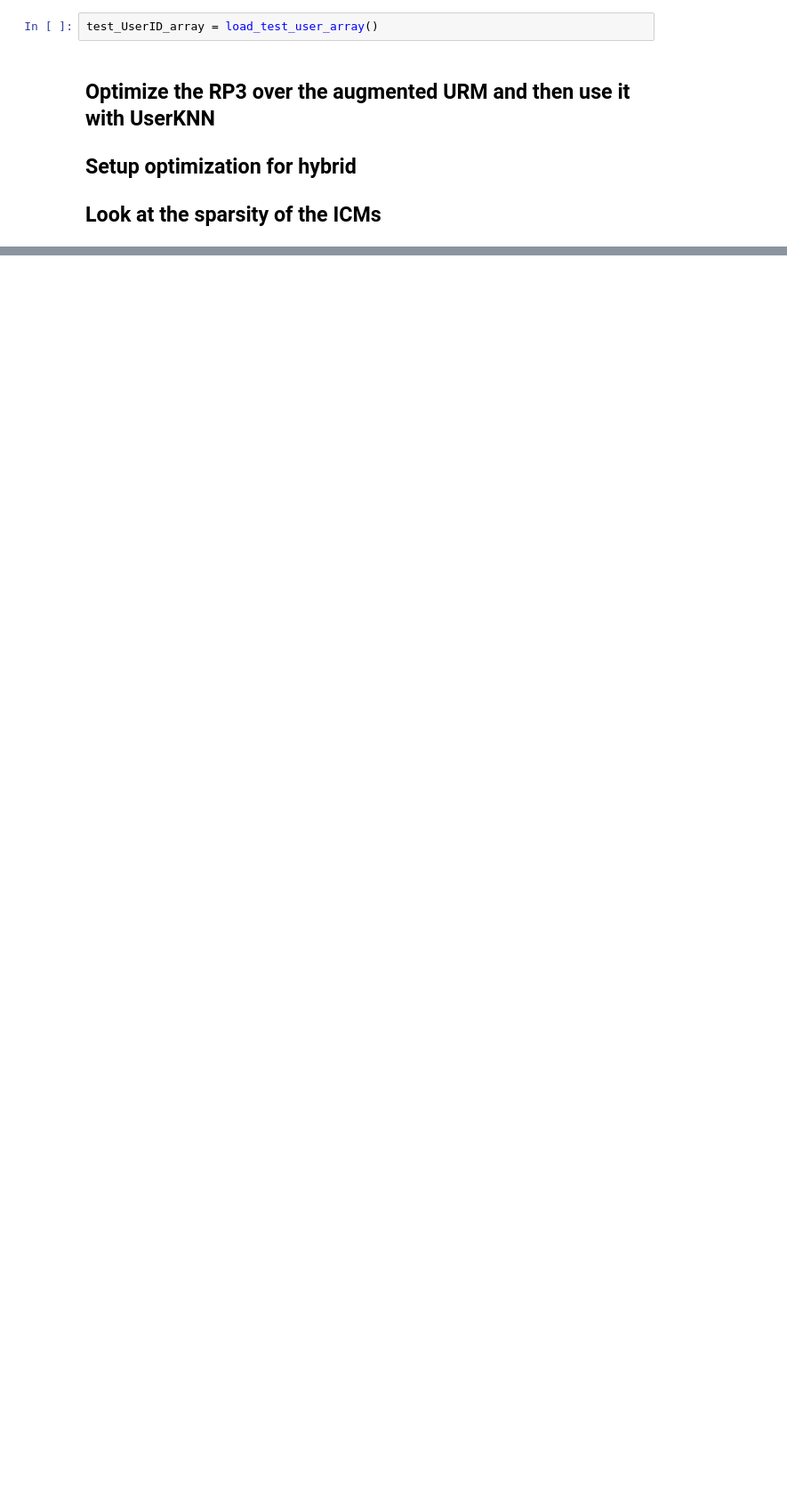
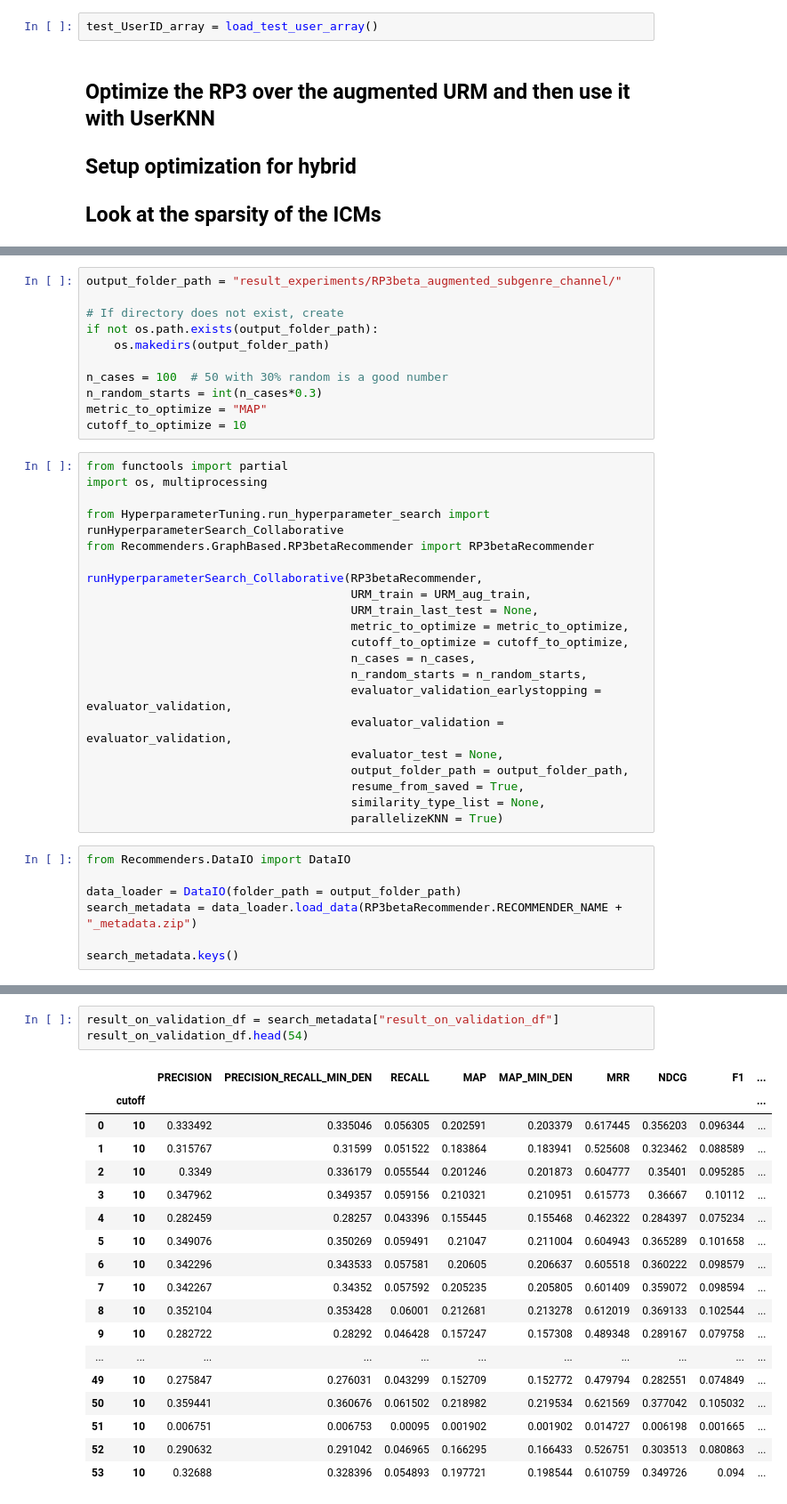
Before and after one commit to AlessioBray/Recommender-Systems-course-challenge, a Jupyter notebook: Hybrid_RP3beta_UserKNN.ipynb, the cells around one changed output, grey strips where cells are left out. Shown: that part at 89% size. Saved outputs shown, nothing was run; the diff lists cells and outputs as text; blank space fills up the shorter version.

Commit message:
RP3beta training for hybrid

```diff
--- a/Hybrid_RP3beta_UserKNN.ipynb
+++ b/Hybrid_RP3beta_UserKNN.ipynb
@@ -76,0 +132,39 @@ test_UserID_array = load_test_user_array()
+# %%
+output_folder_path = "result_experiments/RP3beta_augmented_subgenre_channel/"
+
+# If directory does not exist, create
+if not os.path.exists(output_folder_path):
+    os.makedirs(output_folder_path)
+
+n_cases = 100  # 50 with 30% random is a good number
+n_random_starts = int(n_cases*0.3)
+metric_to_optimize = "MAP"
+cutoff_to_optimize = 10
+# %%
+from functools import partial
+import os, multiprocessing
+
+from HyperparameterTuning.run_hyperparameter_search import runHyperparameterSearch_Collaborative
+from Recommenders.GraphBased.RP3betaRecommender import RP3betaRecommender
+
+runHyperparameterSearch_Collaborative(RP3betaRecommender,
+                                      URM_train = URM_aug_train,
+                                      URM_train_last_test = None,
+                                      metric_to_optimize = metric_to_optimize,
+                                      cutoff_to_optimize = cutoff_to_optimize,
+                                      n_cases = n_cases,
+                                      n_random_starts = n_random_starts,
+                                      evaluator_validation_earlystopping = evaluator_validation,
+                                      evaluator_validation = evaluator_validation,
+                                      evaluator_test = None,
+                                      output_folder_path = output_folder_path,
+                                      resume_from_saved = True,
+                                      similarity_type_list = None,
+                                      parallelizeKNN = True)
+# %%
+from Recommenders.DataIO import DataIO
+
+data_loader = DataIO(folder_path = output_folder_path)
+search_metadata = data_loader.load_data(RP3betaRecommender.RECOMMENDER_NAME + "_metadata.zip")
+
+search_metadata.keys()
@@ -76,0 +194,22 @@ test_UserID_array = load_test_user_array()
+# %%
+result_on_validation_df = search_metadata["result_on_validation_df"]
+result_on_validation_df.head(54)
+# %% [output]
+|  |  | PRECISION | PRECISION_RECALL_MIN_DEN | RECALL | MAP | MAP_MIN_DEN | MRR | NDCG | F1 | ... |
+|  | cutoff |  |  |  |  |  |  |  |  | ... |
+| 0 | 10 | 0.333492 | 0.335046 | 0.056305 | 0.202591 | 0.203379 | 0.617445 | 0.356203 | 0.096344 | ... |
+| 1 | 10 | 0.315767 | 0.31599 | 0.051522 | 0.183864 | 0.183941 | 0.525608 | 0.323462 | 0.088589 | ... |
+| 2 | 10 | 0.3349 | 0.336179 | 0.055544 | 0.201246 | 0.201873 | 0.604777 | 0.35401 | 0.095285 | ... |
+| 3 | 10 | 0.347962 | 0.349357 | 0.059156 | 0.210321 | 0.210951 | 0.615773 | 0.36667 | 0.10112 | ... |
+| 4 | 10 | 0.282459 | 0.28257 | 0.043396 | 0.155445 | 0.155468 | 0.462322 | 0.284397 | 0.075234 | ... |
+| 5 | 10 | 0.349076 | 0.350269 | 0.059491 | 0.21047 | 0.211004 | 0.604943 | 0.365289 | 0.101658 | ... |
+| 6 | 10 | 0.342296 | 0.343533 | 0.057581 | 0.20605 | 0.206637 | 0.605518 | 0.360222 | 0.098579 | ... |
+| 7 | 10 | 0.342267 | 0.34352 | 0.057592 | 0.205235 | 0.205805 | 0.601409 | 0.359072 | 0.098594 | ... |
+| 8 | 10 | 0.352104 | 0.353428 | 0.06001 | 0.212681 | 0.213278 | 0.612019 | 0.369133 | 0.102544 | ... |
+| 9 | 10 | 0.282722 | 0.28292 | 0.046428 | 0.157247 | 0.157308 | 0.489348 | 0.289167 | 0.079758 | ... |
+| ... | ... | ... | ... | ... | ... | ... | ... | ... | ... | ... |
+| 49 | 10 | 0.275847 | 0.276031 | 0.043299 | 0.152709 | 0.152772 | 0.479794 | 0.282551 | 0.074849 | ... |
+| 50 | 10 | 0.359441 | 0.360676 | 0.061502 | 0.218982 | 0.219534 | 0.621569 | 0.377042 | 0.105032 | ... |
+| 51 | 10 | 0.006751 | 0.006753 | 0.00095 | 0.001902 | 0.001902 | 0.014727 | 0.006198 | 0.001665 | ... |
+| 52 | 10 | 0.290632 | 0.291042 | 0.046965 | 0.166295 | 0.166433 | 0.526751 | 0.303513 | 0.080863 | ... |
+| 53 | 10 | 0.32688 | 0.328396 | 0.054893 | 0.197721 | 0.198544 | 0.610759 | 0.349726 | 0.094 | ... |
```
Also changed, not shown: parts of 22 cells of this notebook, 3 other files.
